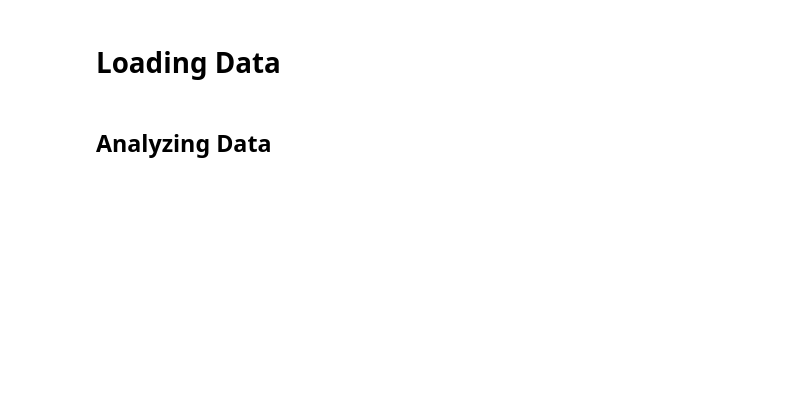
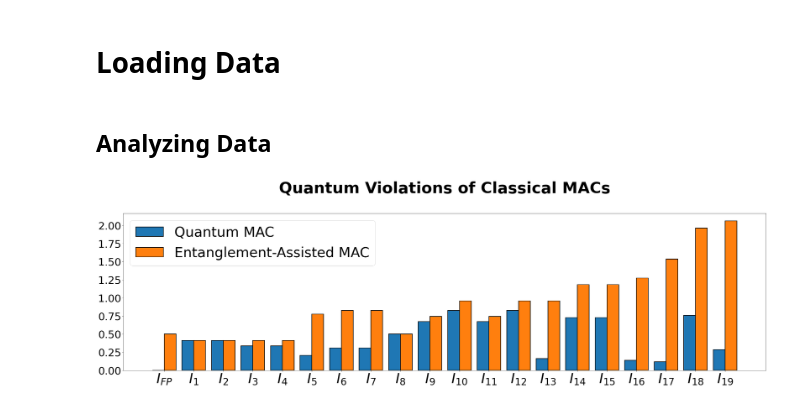
Before and after one commit to ChitambarLab/nonclassicality-in-quantum-communication-networks-supplemental-code, a Jupyter notebook: notebook/quantum_violations_mac_fp_inequalities_visualization.ipynb, the cells around one changed output. Saved outputs shown, nothing was run; the diff lists cells and outputs as text; code cells hidden in the pictures; blank space fills up the shorter version.

```diff
--- a/notebook/quantum_violations_mac_fp_inequalities_visualization.ipynb
+++ b/notebook/quantum_violations_mac_fp_inequalities_visualization.ipynb
@@ -80,4 +79,25 @@ for i in range(15):
     ]
+# %%
+x_labels = [
+    r"$I_{FP}$", r"$I_1$", r"$I_2$",r"$I_3$", r"$I_4$", r"$I_5$", r"$I_6$", r"$I_7$", r"$I_8$", r"$I_9$", r"$I_{10}$",
+    r"$I_{11}$", r"$I_{12}$",r"$I_{13}$", r"$I_{14}$", r"$I_{15}$", r"$I_{16}$", r"$I_{17}$", r"$I_{18}$", r"$I_{19}$",
+]
+
+x_axis = np.arange(20)
+
+plt.figure(figsize=(40, 10))
+
+plt.bar(x_axis-0.2, qmac_xor_max_violations, width=0.4, label="Quantum MAC", edgecolor="black",linewidth=2)
+plt.bar(x_axis+0.2, ea_mac_xor_max_violations, width=0.4, label="Entanglement-Assisted MAC", edgecolor="black", linewidth=2)
+
+plt.xticks(x_axis, x_labels, fontsize=48)
+plt.title("Quantum Violations of Classical MACs\n", size=54, fontweight="bold")
+plt.yticks(fontsize=36)
+plt.legend(fontsize=48)
+
+plt.show()
+# %% [output]
+[figure, added]
 # %%
 x_labels = [
     r"$I_{FP}$", r"$I_1$", r"$I_2$",r"$I_3$", r"$I_4$", r"$I_5$", r"$I_6$", r"$I_7$", r"$I_8$", r"$I_9$", r"$I_{10}$",
```
Also changed, not shown: parts of 3 cells of this notebook, 23 other files.
